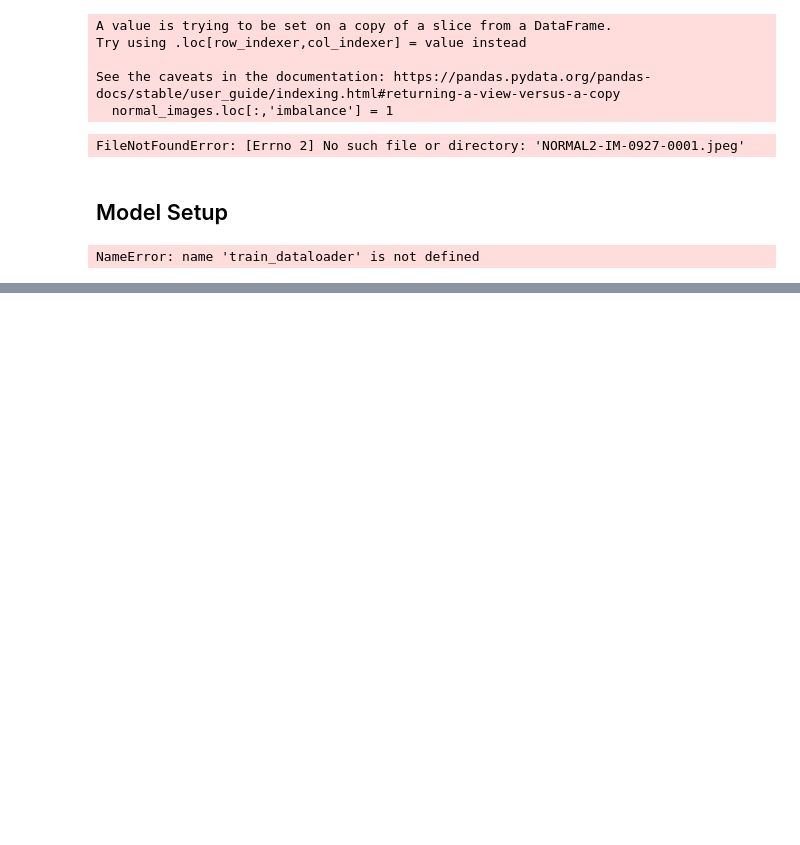
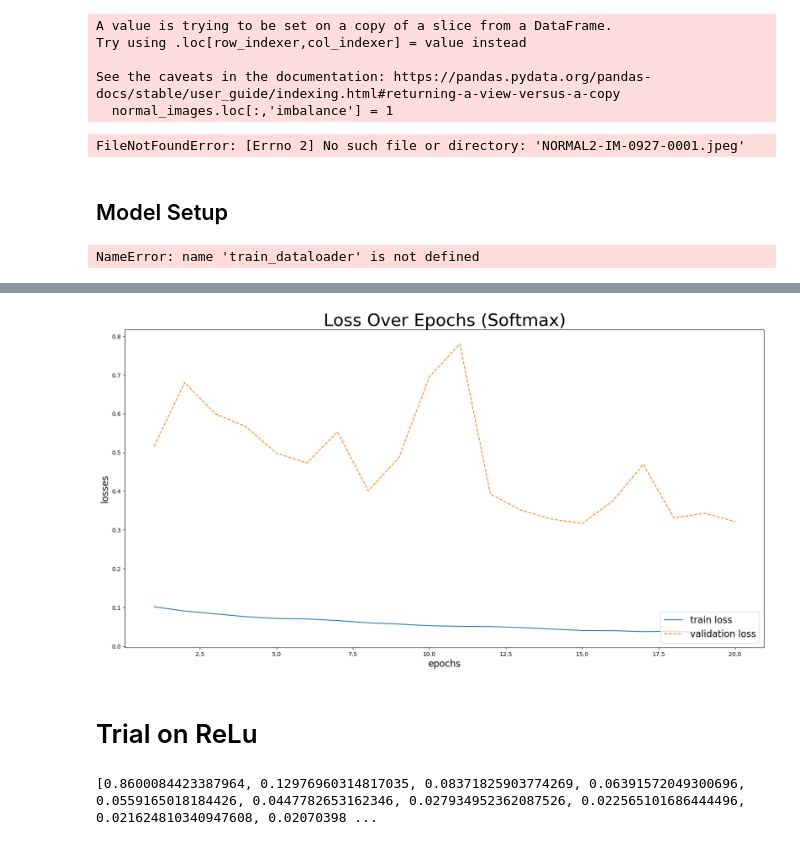
Before and after one commit to mxu2000/cappydoctors-pneumonia-diagnosis, a Jupyter notebook: checkpoint_2.ipynb, the cells around one changed output, grey strips where cells are left out. Drawn from its saved outputs; the diff is of its cells as text; code cells hidden in the pictures; blank space fills up the shorter version.

```diff
--- a/checkpoint_2.ipynb
+++ b/checkpoint_2.ipynb
@@ -242,0 +331,23 @@ NameError: name 'train_dataloader' is not defined
+# %%
+# Plot Loss Over Epochs (Softmax)
+fig, ax = plt.subplots(nrows=1, ncols=1, figsize=(20,10))
+epochs_array = [i for i in range(1, 21)]
+
+ax.plot(epochs_array, softmax_output['train_loss_output'], label = 'train loss', linestyle = 'solid')
+ax.plot(epochs_array, softmax_output['val_loss_output'], label = 'validation loss', linestyle = 'dashed')
+
+ax.set_title('Loss Over Epochs (Softmax)', fontsize=30)
+ax.legend(loc="lower right", fontsize=16)
+ax.set_xlabel("epochs", fontsize=16)
+ax.set_ylabel("losses", fontsize=16)
+plt.show()
+# %% [output]
+[figure, added]
+# %% [markdown]
+# Trial on ReLu
+# %%
+# Load Output
+Relu_output = {"train_losses": [0.8600084423387964, 0.12976960314817035, 0.08371825903774269, 0.06391572049300696, 0.0559165018184426, 0.0447782653162346, 0.027934952362087526, 0.022565101686444496, 0.021624810340947608, 0.020703983764941505, 0.015272842294272719, 0.014044801473632575, 0.011801864481024113, 0.013236610422609374, 0.012739445865830226, 0.008216436558981396, 0.00727962186271813, 0.005667039101676745, 0.0075817683987078185, 0.008342319490052872], "train_accuracies": [0.8919979741706762, 0.9598632565206381, 0.973410990124082, 0.9784755634337807, 0.9802481640921752, 0.9840465940744493, 0.9906305393770575, 0.9922765257027095, 0.9927829830336794, 0.9925297543681945, 0.9956951126867561, 0.9951886553557863, 0.9975943276778931, 0.9954418840212712, 0.9960749556849835, 0.9975943276778931, 0.9984806280070904, 0.9992403140035452, 0.9984806280070904, 0.9972144846796658], "val_losses": [0.25953003764152527, 0.4955205023288727, 0.07319729030132294, 0.38255125284194946, 0.6669390201568604, 0.059240106493234634, 0.24048185348510742, 0.4658348560333252, 0.09841630607843399, 0.33186373114585876, 0.3751453757286072, 0.12435400485992432, 0.2910654544830322, 0.45721787214279175, 0.15137851238250732, 0.039100226014852524, 0.2244478017091751, 0.1994958519935608, 0.13904070854187012, 0.2117999792098999], "val_accuracies": [0.875, 0.75, 1.0, 0.9375, 0.75, 1.0, 0.875, 0.8125, 1.0, 0.8125, 0.8125, 0.9375, 0.8125, 0.8125, 0.9375, 1.0, 0.8125, 0.875, 0.9375, 0.9375]}
+print(Relu_output['train_losses'])
+# %% [output]
+[0.8600084423387964, 0.12976960314817035, 0.08371825903774269, 0.06391572049300696, 0.0559165018184426, 0.0447782653162346, 0.027934952362087526, 0.022565101686444496, 0.021624810340947608, 0.02070398 ...
```
Also changed, not shown: parts of 12 cells of this notebook, 1 other file.
